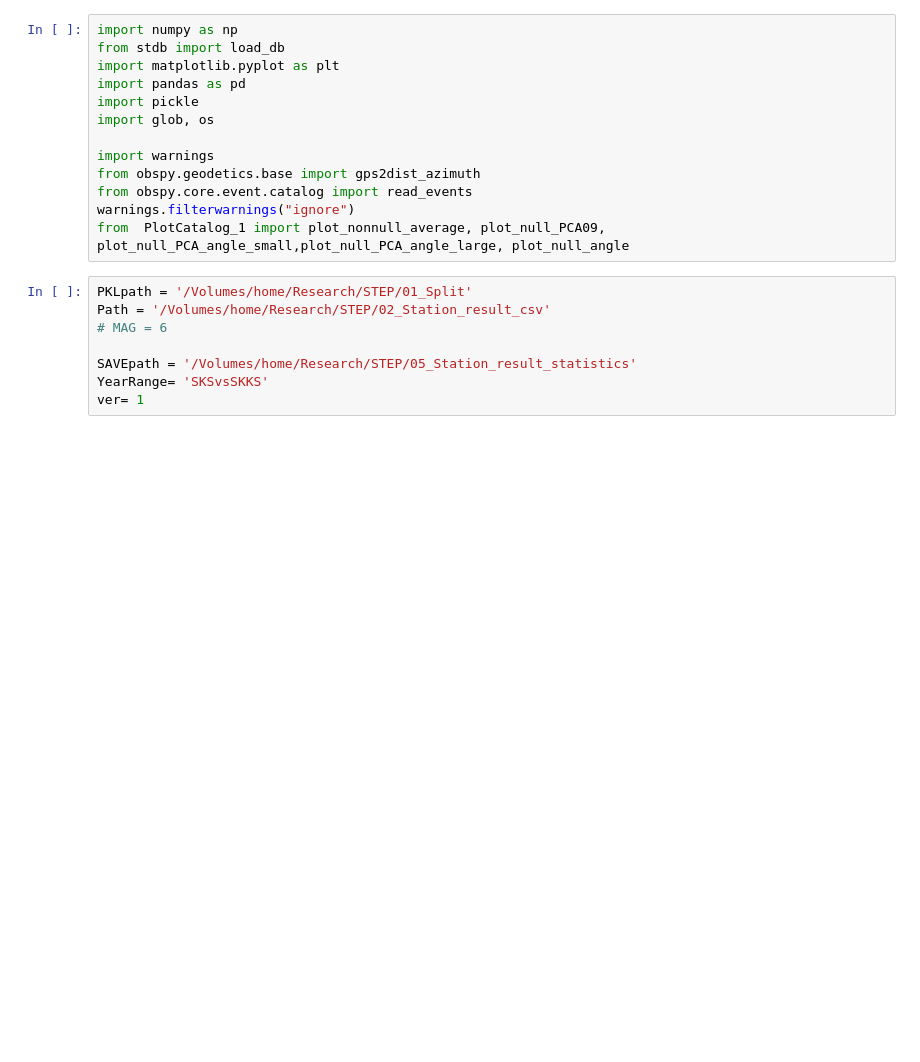
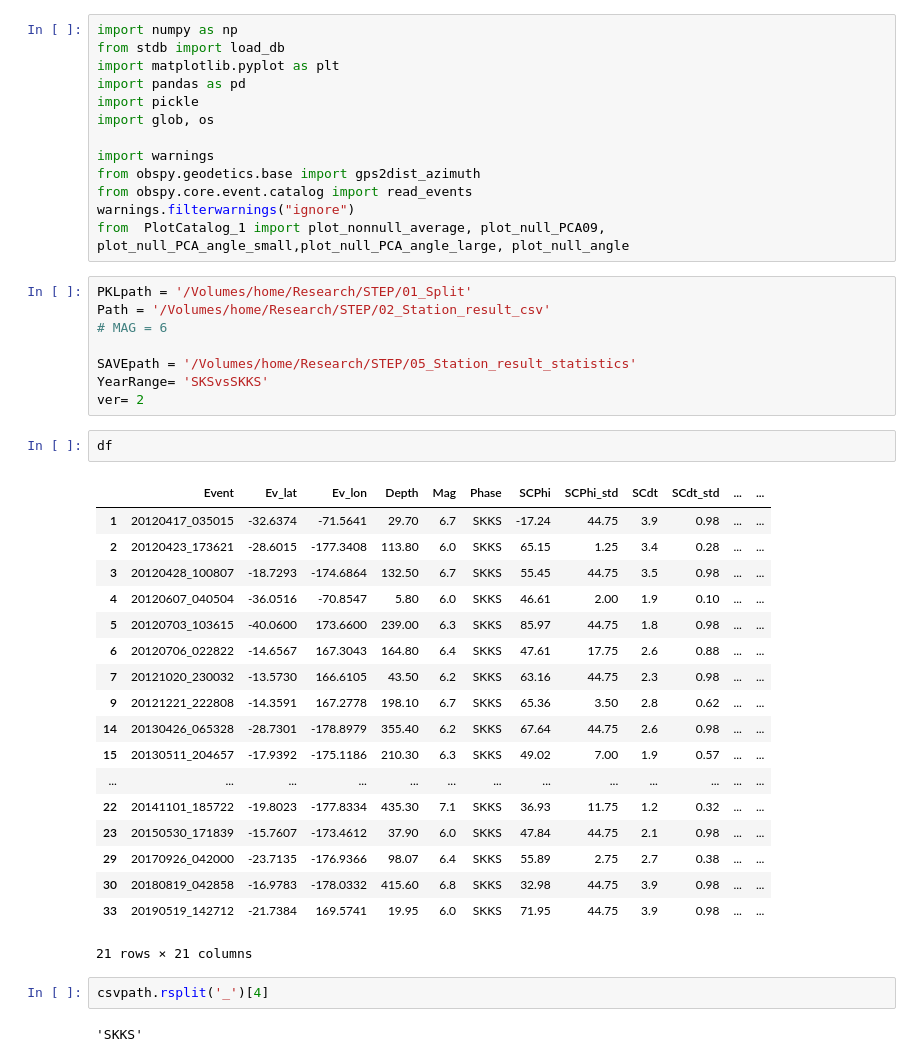
Before and after one commit to jhtong33/Python, a Jupyter notebook: 11.1.Plot_Catalog.ipynb, the cells around one changed output. Cells and saved outputs as stored; diff of their text form; blank space fills up the shorter version.

```diff
--- a/11.1.Plot_Catalog.ipynb
+++ b/11.1.Plot_Catalog.ipynb
@@ -18,7 +18,32 @@ Path = '/Volumes/home/Research/STEP/02_Station_result_csv'
 
 SAVEpath = '/Volumes/home/Research/STEP/05_Station_result_statistics'
 YearRange= 'SKSvsSKKS'
-ver= 1
+ver= 2
+# %%
+df
+# %% [output]
+|  | Event | Ev_lat | Ev_lon | Depth | Mag | Phase | SCPhi | SCPhi_std | SCdt | SCdt_std | ... | ... |
+| 1 | 20120417_035015 | -32.6374 | -71.5641 | 29.70 | 6.7 | SKKS | -17.24 | 44.75 | 3.9 | 0.98 | ... | ... |
+| 2 | 20120423_173621 | -28.6015 | -177.3408 | 113.80 | 6.0 | SKKS | 65.15 | 1.25 | 3.4 | 0.28 | ... | ... |
+| 3 | 20120428_100807 | -18.7293 | -174.6864 | 132.50 | 6.7 | SKKS | 55.45 | 44.75 | 3.5 | 0.98 | ... | ... |
+| 4 | 20120607_040504 | -36.0516 | -70.8547 | 5.80 | 6.0 | SKKS | 46.61 | 2.00 | 1.9 | 0.10 | ... | ... |
+| 5 | 20120703_103615 | -40.0600 | 173.6600 | 239.00 | 6.3 | SKKS | 85.97 | 44.75 | 1.8 | 0.98 | ... | ... |
+| 6 | 20120706_022822 | -14.6567 | 167.3043 | 164.80 | 6.4 | SKKS | 47.61 | 17.75 | 2.6 | 0.88 | ... | ... |
+| 7 | 20121020_230032 | -13.5730 | 166.6105 | 43.50 | 6.2 | SKKS | 63.16 | 44.75 | 2.3 | 0.98 | ... | ... |
+| 9 | 20121221_222808 | -14.3591 | 167.2778 | 198.10 | 6.7 | SKKS | 65.36 | 3.50 | 2.8 | 0.62 | ... | ... |
+| 14 | 20130426_065328 | -28.7301 | -178.8979 | 355.40 | 6.2 | SKKS | 67.64 | 44.75 | 2.6 | 0.98 | ... | ... |
+| 15 | 20130511_204657 | -17.9392 | -175.1186 | 210.30 | 6.3 | SKKS | 49.02 | 7.00 | 1.9 | 0.57 | ... | ... |
+| ... | ... | ... | ... | ... | ... | ... | ... | ... | ... | ... | ... | ... |
+| 22 | 20141101_185722 | -19.8023 | -177.8334 | 435.30 | 7.1 | SKKS | 36.93 | 11.75 | 1.2 | 0.32 | ... | ... |
+| 23 | 20150530_171839 | -15.7607 | -173.4612 | 37.90 | 6.0 | SKKS | 47.84 | 44.75 | 2.1 | 0.98 | ... | ... |
+| 29 | 20170926_042000 | -23.7135 | -176.9366 | 98.07 | 6.4 | SKKS | 55.89 | 2.75 | 2.7 | 0.38 | ... | ... |
+| 30 | 20180819_042858 | -16.9783 | -178.0332 | 415.60 | 6.8 | SKKS | 32.98 | 44.75 | 3.9 | 0.98 | ... | ... |
+| 33 | 20190519_142712 | -21.7384 | 169.5741 | 19.95 | 6.0 | SKKS | 71.95 | 44.75 | 3.9 | 0.98 | ... | ... |
+21 rows × 21 columns
+# %%
+csvpath.rsplit('_')[4]
+# %% [output]
+'SKKS'
 # %%
 allSTA = {'Station':[],
          'RCphi':[],'RCdphi':[],
```
Also changed, not shown: parts of 3 cells of this notebook, 2 other files.
